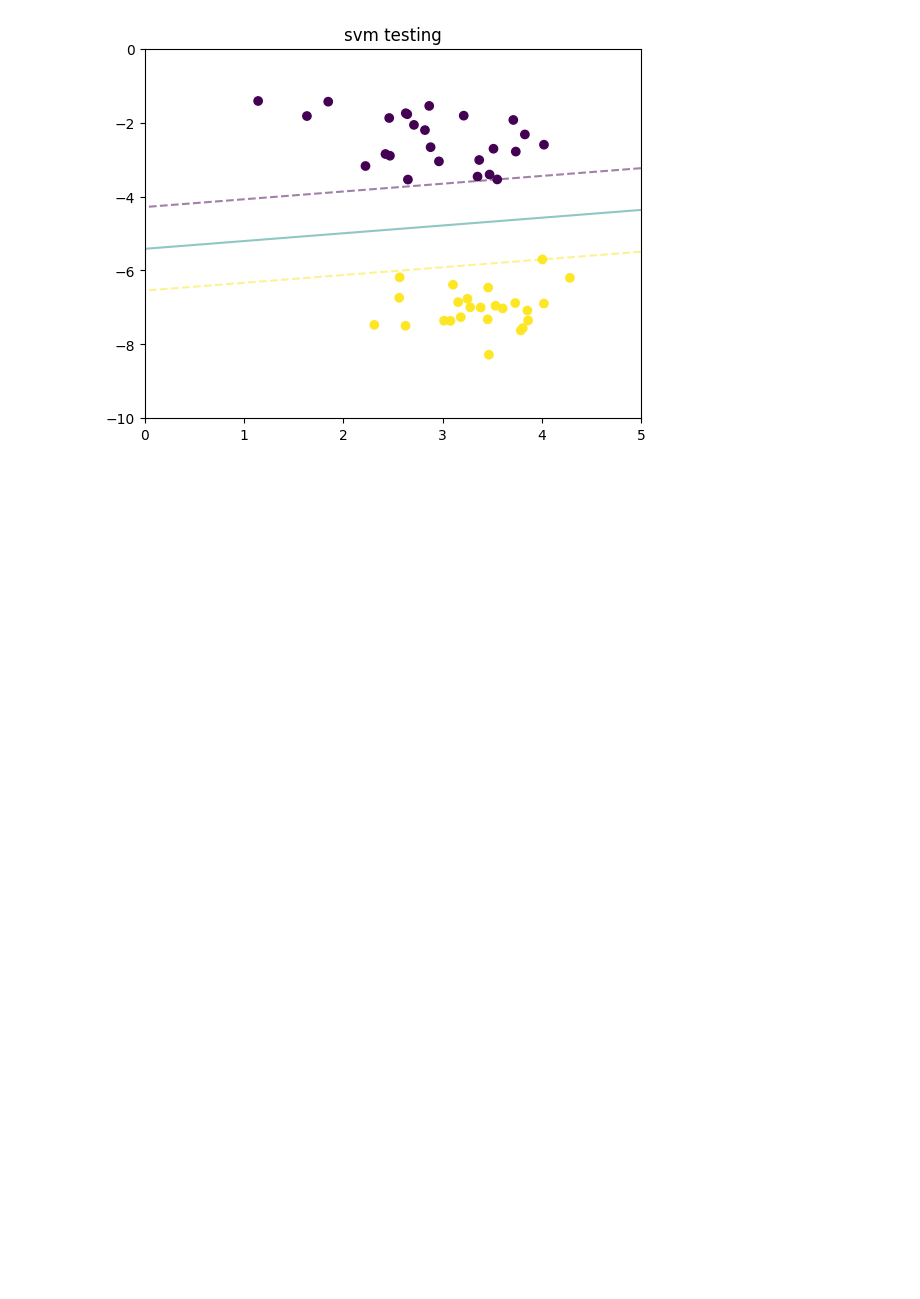
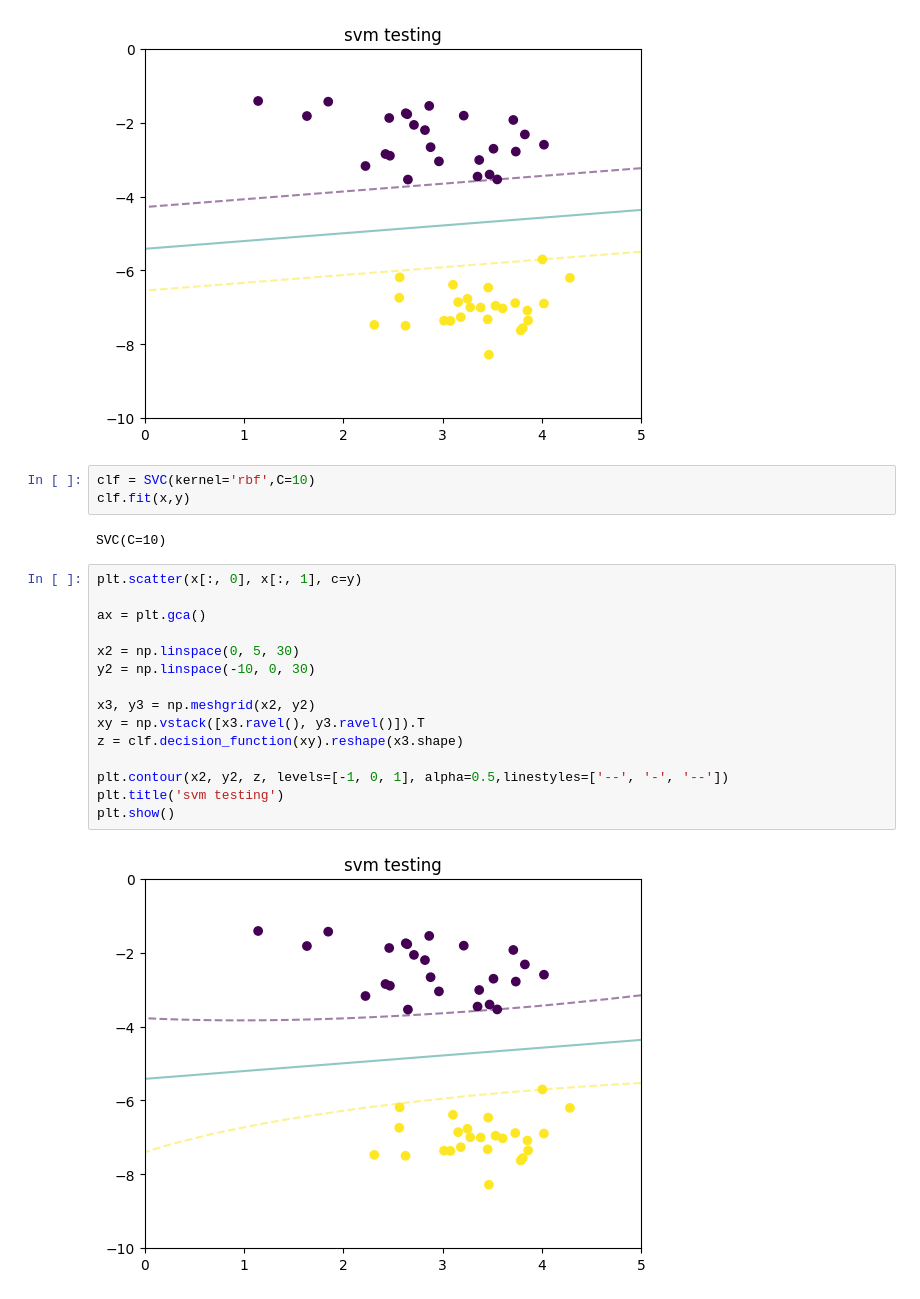
Before and after one commit to d940909492/machine-learning-practice, a Jupyter notebook: SVM/svm.ipynb, the cells around one changed output. Saved outputs shown, nothing was run; the diff lists cells and outputs as text; blank space fills up the shorter version.

```diff
--- a/SVM/svm.ipynb
+++ b/SVM/svm.ipynb
@@ -60,3 +60,25 @@ plt.title('svm testing')
 plt.show()
 # %% [output]
 [figure]
+# %%
+clf = SVC(kernel='rbf',C=10)
+clf.fit(x,y)
+# %% [output]
+SVC(C=10)
+# %%
+plt.scatter(x[:, 0], x[:, 1], c=y)
+
+ax = plt.gca()
+
+x2 = np.linspace(0, 5, 30)
+y2 = np.linspace(-10, 0, 30)
+
+x3, y3 = np.meshgrid(x2, y2)
+xy = np.vstack([x3.ravel(), y3.ravel()]).T
+z = clf.decision_function(xy).reshape(x3.shape)
+
+plt.contour(x2, y2, z, levels=[-1, 0, 1], alpha=0.5,linestyles=['--', '-', '--'])
+plt.title('svm testing')
+plt.show()
+# %% [output]
+[figure, added]
```
